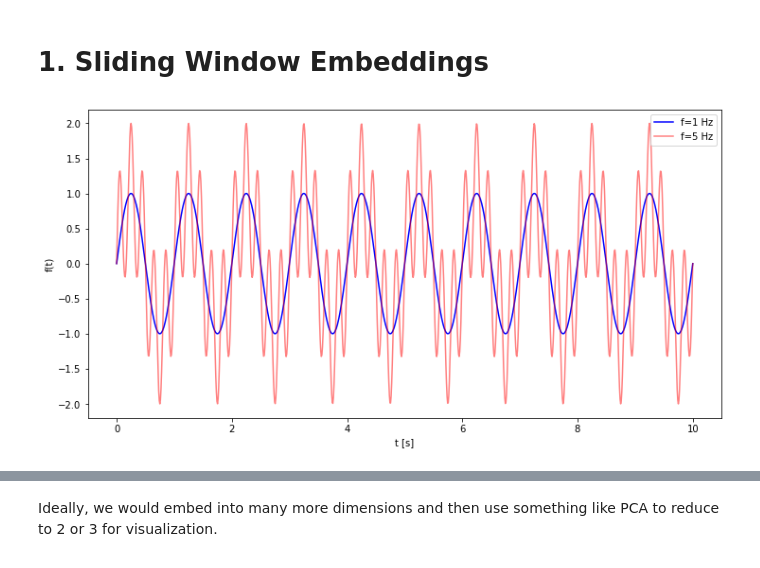
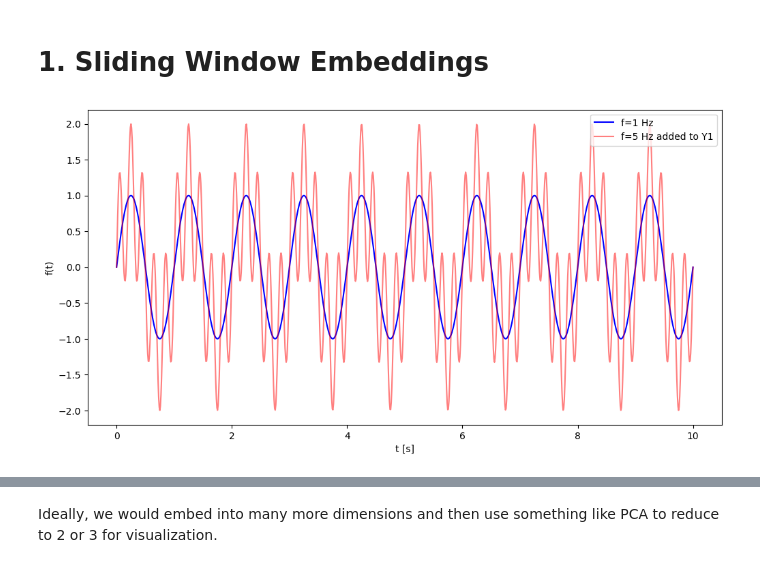
Before and after one commit to john-waczak/tda-demos, a Jupyter notebook: notebooks/demo.ipynb, the cells around one changed output, grey strips where cells are left out. Drawn from its saved outputs; the diff is of its cells as text; code cells hidden in the pictures.

```diff
--- a/notebooks/demo.ipynb
+++ b/notebooks/demo.ipynb
@@ -6,23 +6,23 @@ import matplotlib.pyplot as plt
 # %%
 # first create the sample function. We will impose some periodicity to see what structures appear in R2 and R3
 t = np.linspace(0, 10, 1000)
 
 f1 = 1 #Hz
 f2 = 5
 w1 = 2*np.pi*f1
 w2 = 2*np.pi*f2
 
 y1 = np.sin(w1*t)
 y2 = y1+np.sin(w2*t)
 plt.figure(figsize=(12,6))
 plt.plot(t,y1, 'b', label='f={0} Hz'.format(f1))
-plt.plot(t,y2, 'r', alpha=0.5, label='f={0} Hz'.format(f2))
+plt.plot(t,y2, 'r', alpha=0.5, label='f={0} Hz added to Y1'.format(f2))
 plt.legend()
 plt.xlabel('t [s]')
 plt.ylabel('f(t)')
 plt.show()
 # %% [output]
-[figure, old version]
+[figure, new version]
 # %%
 def embed_Nd(y, N=2, periodic_boundary=False):
     pts = []
```
Also changed, not shown: parts of 3 cells of this notebook, 1 other file.
